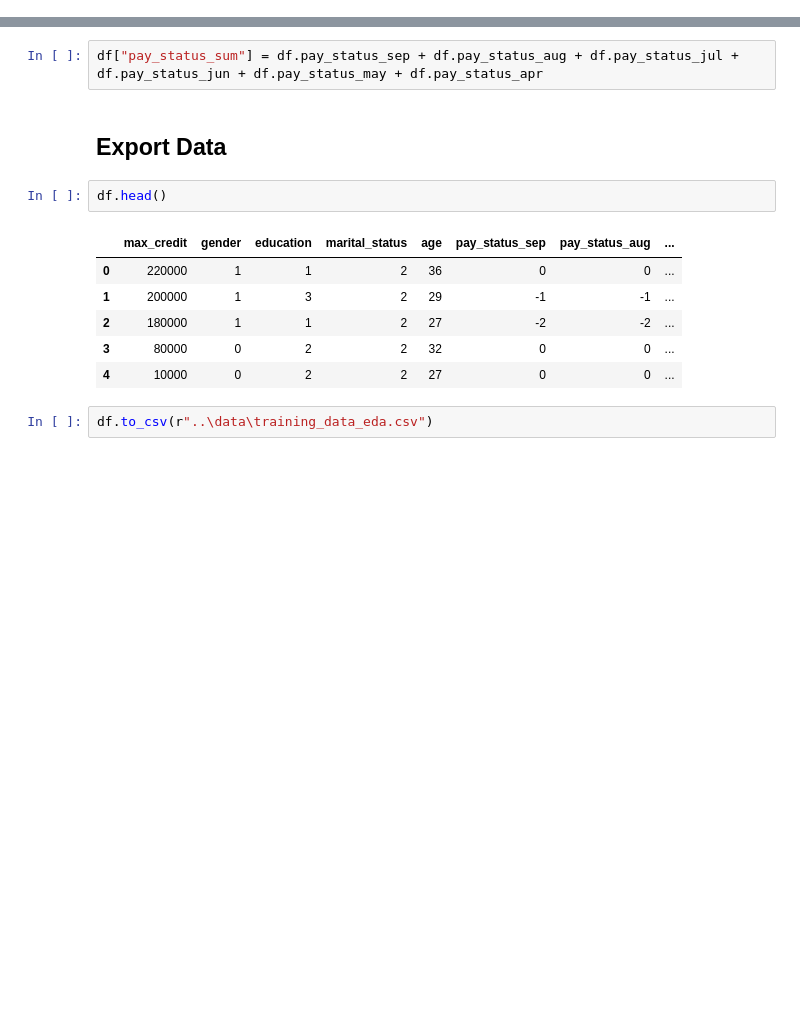
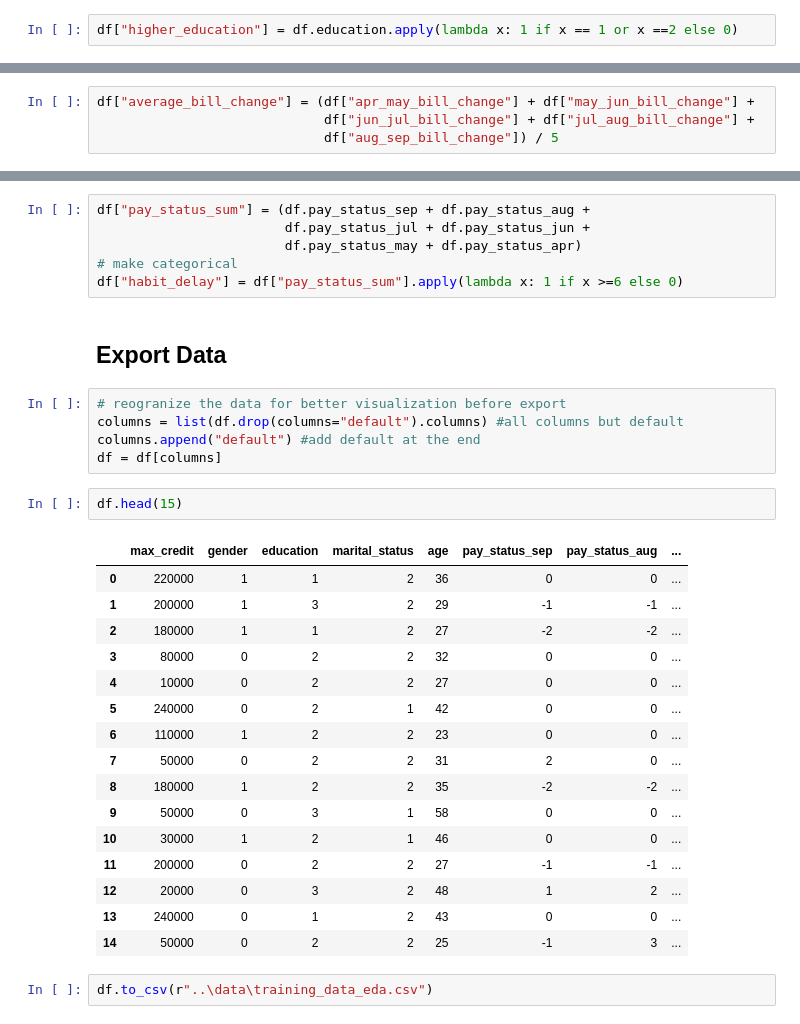
Before and after one commit to Astroraf/cc_default_prediction_model, a Jupyter notebook: notebooks/default_payment_eda.ipynb, the cells around one changed output, grey strips where cells are left out. Drawn from its saved outputs; the diff is of its cells as text; blank space fills up the shorter version.

```diff
--- a/notebooks/default_payment_eda.ipynb
+++ b/notebooks/default_payment_eda.ipynb
@@ -238,3 +299,5 @@ Name: age, dtype: int64
+# %%
+df["higher_education"] = df.education.apply(lambda x: 1 if x == 1 or x ==2 else 0)
 # %% [markdown]
 ### Married Feature
 This column will be created using the marital_status column where 1 is given for 1 in marital_status column and 0 is given for all other columns
@@ -314,6 +337,10 @@ bills = ["bill_apr","bill_may", "bill_jun", "bill_jul", "bill_aug", "bill_sep"]
 # %%
 for change, prev_month, next_month in zip(changes, bills[:-1], bills[1:]):
     df[change] = df[next_month] - df[prev_month]
+# %%
+df["average_bill_change"] = (df["apr_may_bill_change"] + df["may_jun_bill_change"] +
+                             df["jun_jul_bill_change"] + df["jul_aug_bill_change"] +
+                             df["aug_sep_bill_change"]) / 5
 # %% [markdown]
 ### Fully Paid Status
 -2 would mean fully paid
@@ -333,16 +361,35 @@ How many months of payments are delayed?
 # %%
-df["pay_status_sum"] = df.pay_status_sep + df.pay_status_aug + df.pay_status_jul + df.pay_status_jun + df.pay_status_may + df.pay_status_apr
+df["pay_status_sum"] = (df.pay_status_sep + df.pay_status_aug +
+                        df.pay_status_jul + df.pay_status_jun +
+                        df.pay_status_may + df.pay_status_apr)
+# make categorical
+df["habit_delay"] = df["pay_status_sum"].apply(lambda x: 1 if x >=6 else 0)
 # %% [markdown]
 ## Export Data
+# %%
+# reogranize the data for better visualization before export
+columns = list(df.drop(columns="default").columns) #all columns but default
+columns.append("default") #add default at the end
+df = df[columns]
 # %%
-df.head()
+df.head(15)
 # %% [output]
 |  | max_credit | gender | education | marital_status | age | pay_status_sep | pay_status_aug | ... |
 | 0 | 220000 | 1 | 1 | 2 | 36 | 0 | 0 | ... |
 | 1 | 200000 | 1 | 3 | 2 | 29 | -1 | -1 | ... |
 | 2 | 180000 | 1 | 1 | 2 | 27 | -2 | -2 | ... |
 | 3 | 80000 | 0 | 2 | 2 | 32 | 0 | 0 | ... |
 | 4 | 10000 | 0 | 2 | 2 | 27 | 0 | 0 | ... |
+| 5 | 240000 | 0 | 2 | 1 | 42 | 0 | 0 | ... |
+| 6 | 110000 | 1 | 2 | 2 | 23 | 0 | 0 | ... |
+| 7 | 50000 | 0 | 2 | 2 | 31 | 2 | 0 | ... |
+| 8 | 180000 | 1 | 2 | 2 | 35 | -2 | -2 | ... |
+| 9 | 50000 | 0 | 3 | 1 | 58 | 0 | 0 | ... |
+| 10 | 30000 | 1 | 2 | 1 | 46 | 0 | 0 | ... |
+| 11 | 200000 | 0 | 2 | 2 | 27 | -1 | -1 | ... |
+| 12 | 20000 | 0 | 3 | 2 | 48 | 1 | 2 | ... |
+| 13 | 240000 | 0 | 1 | 2 | 43 | 0 | 0 | ... |
+| 14 | 50000 | 0 | 2 | 2 | 25 | -1 | 3 | ... |
 # %%
 df.to_csv(r"..\data\training_data_eda.csv")
 # %% [markdown]
```
Also changed, not shown: parts of 39 cells of this notebook, 3 other files.
